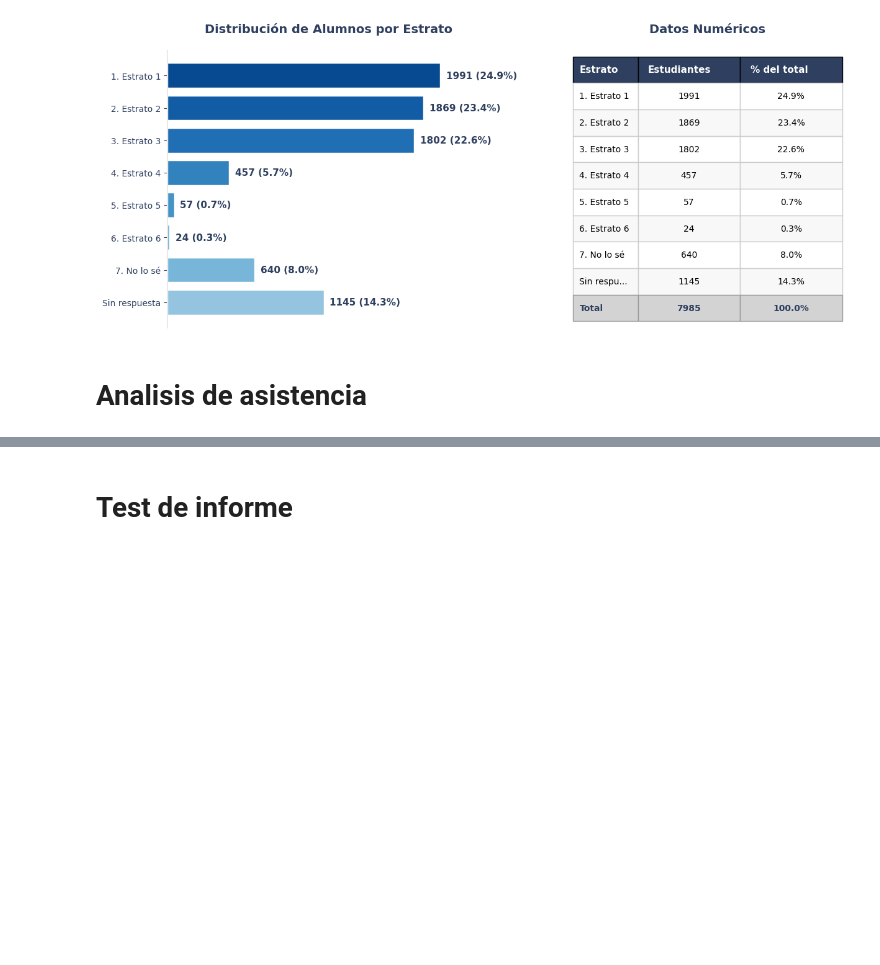
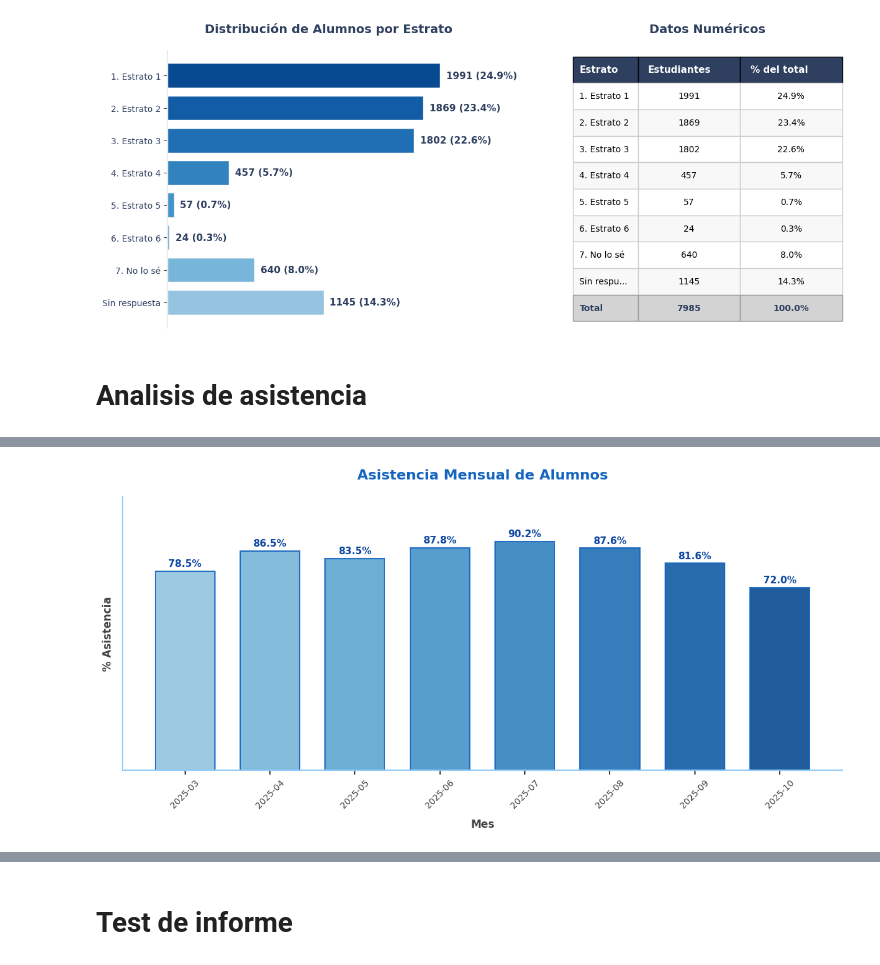
Before and after one commit to Crack-The-Code-Data/Resumen-automatico-de-cierre-de-proyectos, a Jupyter notebook: Notebook.ipynb, the cells around one changed output, grey strips where cells are left out. Saved outputs shown, nothing was run; the diff lists cells and outputs as text; code cells hidden in the pictures; blank space fills up the shorter version.

```diff
--- a/Notebook.ipynb
+++ b/Notebook.ipynb
@@ -359,7 +414,7 @@ def crear_grafico_distribucion(
     tamaño_fuente_tabla=None,
     truncar_categorias=True,  # Cambiar a True por defecto
     max_chars_categoria=None  # Ahora se calcula automáticamente
-):
+    ):
     """
     Crea un gráfico de distribución con barras horizontales y tabla de datos.
     Ajusta automáticamente el tamaño según la longitud de las categorías.
@@ -368,13 +423,7 @@ def crear_grafico_distribucion(
     max_len = df_distribucion[col_categoria].astype(str).str.len().max()
 
     # Ajustar tamaño de figura automáticamente
-    if tamaño_figura is None:
-        if max_len > 30:
-            tamaño_figura = (15, 6)
-        elif max_len > 20:
-            tamaño_figura = (14, 5.5)
-        else:
-            tamaño_figura = (12, 5)
+    tamaño_figura = (14, 6)
 
     # Invertir para mostrar de arriba a abajo
     dist_invertido = df_distribucion.iloc[::-1].copy()
@@ -457,13 +506,7 @@ def crear_grafico_distribucion(
         max_chars_categoria = int(ancho_tabla[0] * 50)  # Factor de ajuste
 
     # Calcular tamaño de fuente dinámico
-    if tamaño_fuente_tabla is None:
-        if max_len > 30:
-            tamaño_fuente_tabla = 10
-        elif max_len > 20:
-            tamaño_fuente_tabla = 10
-        else:
-            tamaño_fuente_tabla = 10
+    tamaño_fuente_tabla = 10
 
     # Preparar datos de la tabla
     tabla_data = []
@@ -969,0 +1276,7 @@ asistencia_por(df_asistencia_alumno, 'mes').sort_values('mes')
+# %%
+fig_asistencia_alumno= grafico_columnas_asistencia(
+    df=df_asistencia_alumno,
+    guardar='alumno',
+    titulo_grafico='Asistencia Mensual de Alumnos'
+)
+# %% [output]
@@ -969,0 +1285 @@ asistencia_por(df_asistencia_alumno, 'mes').sort_values('mes')
+[figure, added]
```
Also changed, not shown: parts of 21 cells of this notebook, 2 other files.
